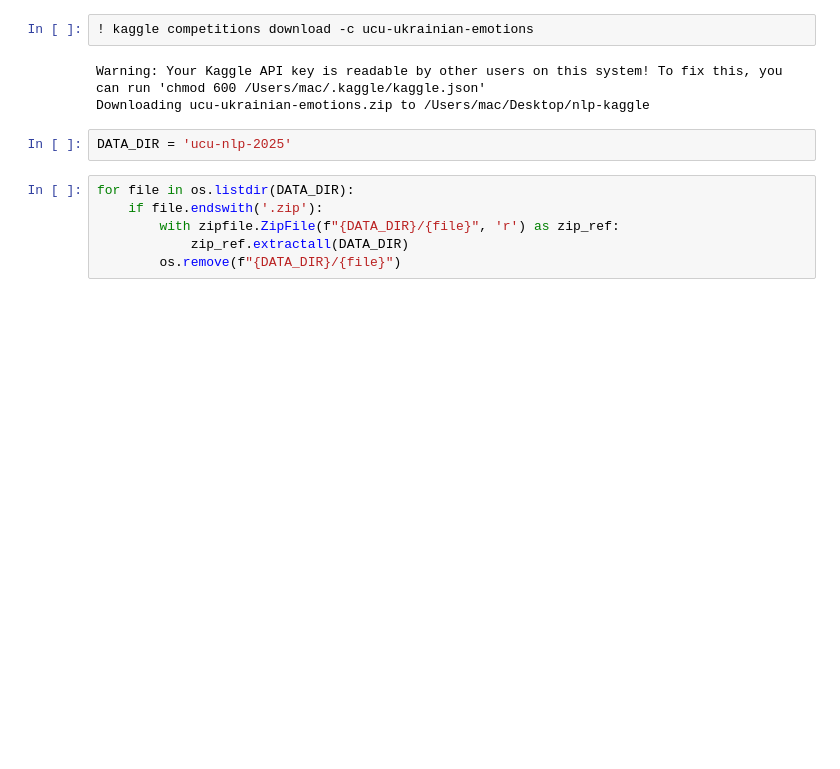
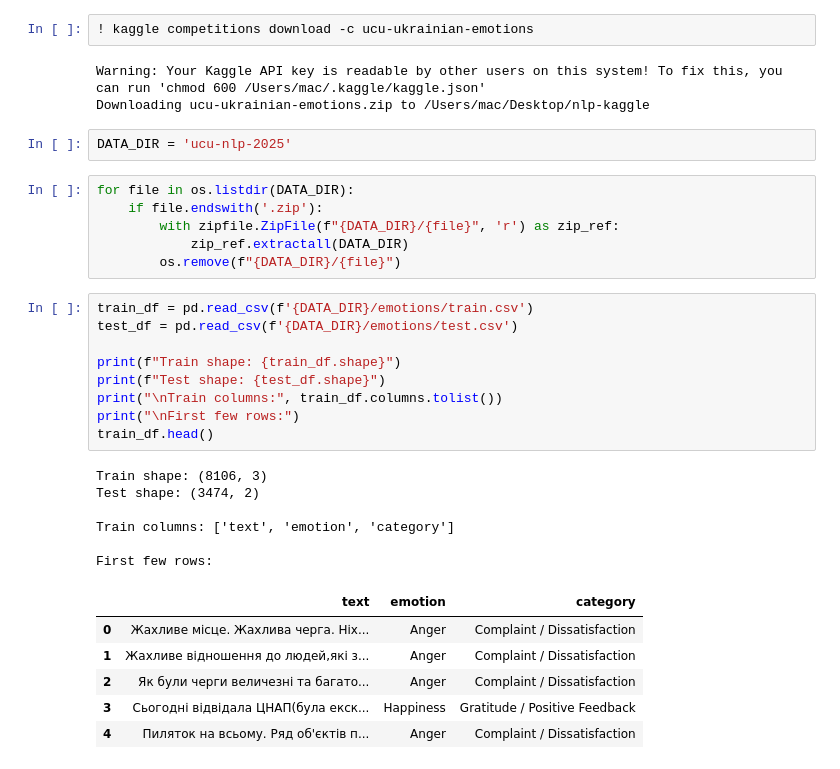
Before and after one commit to pavlyukm/nlp-kaggle, a Jupyter notebook: nlp-kaggle.ipynb, the cells around one changed output. Cells and saved outputs as stored; diff of their text form; blank space fills up the shorter version.

```diff
--- a/nlp-kaggle.ipynb
+++ b/nlp-kaggle.ipynb
@@ -44,3 +60,25 @@ for file in os.listdir(DATA_DIR):
         with zipfile.ZipFile(f"{DATA_DIR}/{file}", 'r') as zip_ref:
             zip_ref.extractall(DATA_DIR)
         os.remove(f"{DATA_DIR}/{file}")
+# %%
+train_df = pd.read_csv(f'{DATA_DIR}/emotions/train.csv')
+test_df = pd.read_csv(f'{DATA_DIR}/emotions/test.csv')
+
+print(f"Train shape: {train_df.shape}")
+print(f"Test shape: {test_df.shape}")
+print("\nTrain columns:", train_df.columns.tolist())
+print("\nFirst few rows:")
+train_df.head()
+# %% [output]
+Train shape: (8106, 3)
+Test shape: (3474, 2)
+
+Train columns: ['text', 'emotion', 'category']
+
+First few rows:
+|  | text | emotion | category |
+| 0 | Жахливе місце. Жахлива черга. Ніх... | Anger | Complaint / Dissatisfaction |
+| 1 | Жахливе відношення до людей,які з... | Anger | Complaint / Dissatisfaction |
+| 2 | Як були черги величезні та багато... | Anger | Complaint / Dissatisfaction |
+| 3 | Сьогодні відвідала ЦНАП(була екск... | Happiness | Gratitude / Positive Feedback |
+| 4 | Пиляток на всьому. Ряд об'єктів п... | Anger | Complaint / Dissatisfaction |
```
Also changed, not shown: parts of 34 cells of this notebook, 4 other files.
